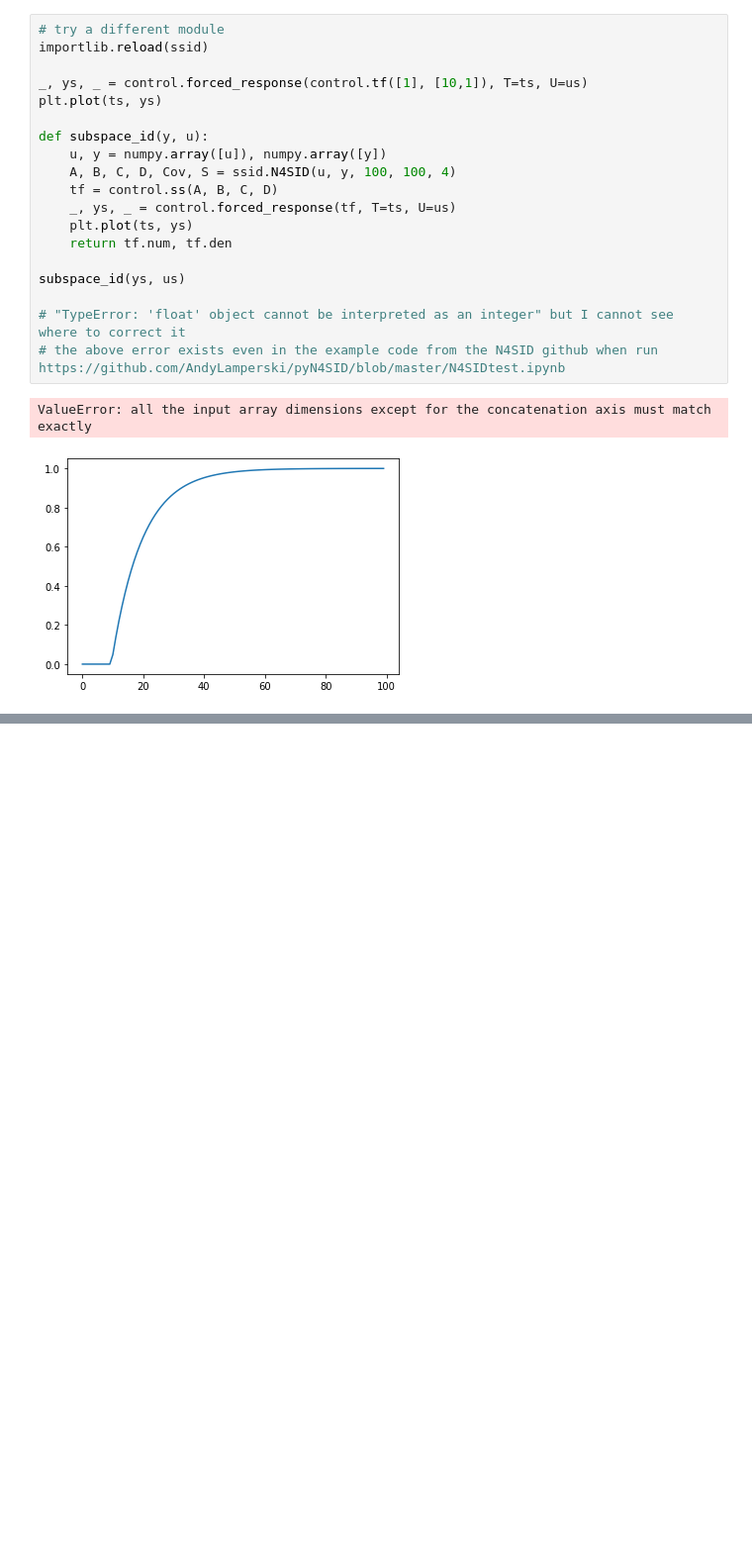
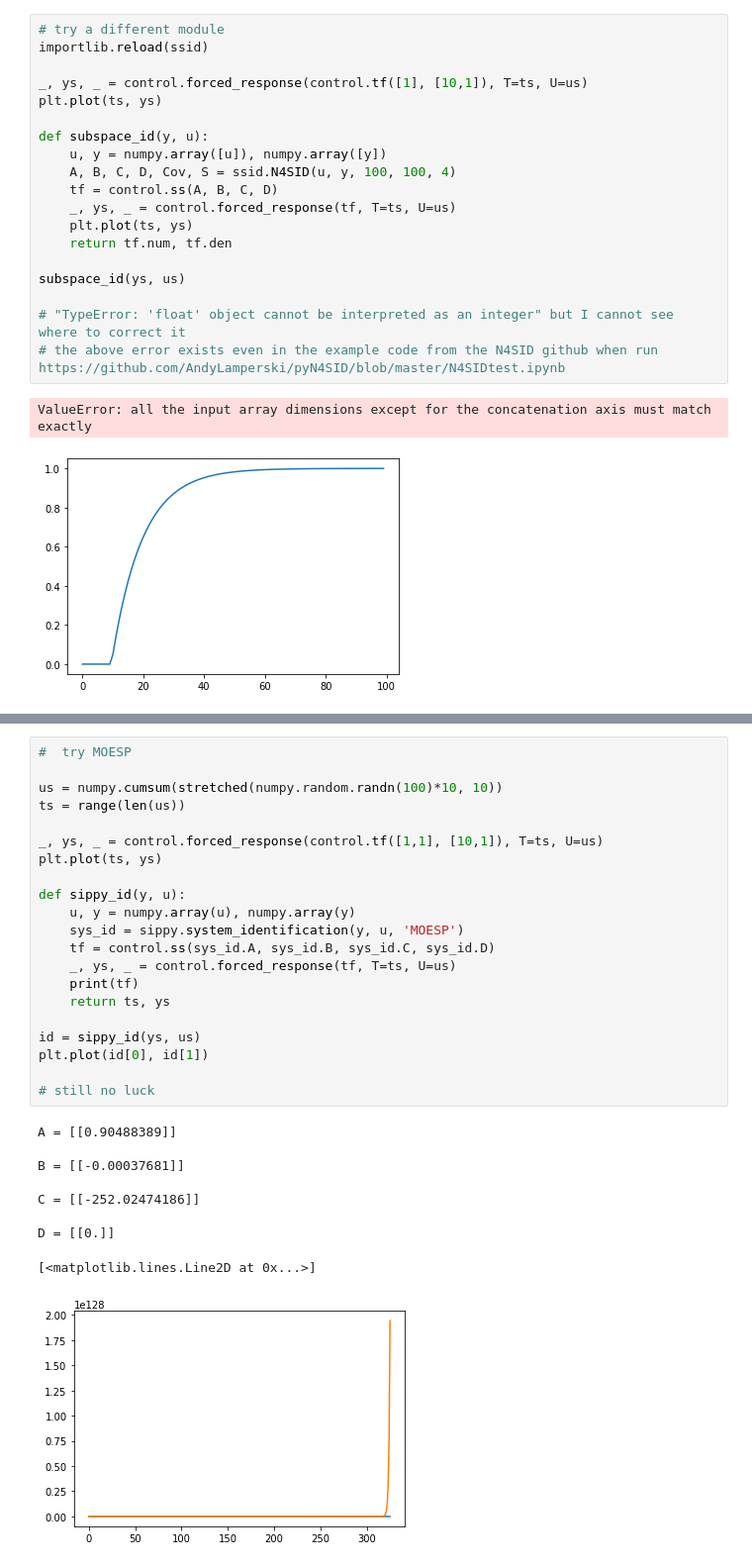
Before and after one commit to garretthnel/Model-Identification, a Jupyter notebook: Method_Tests.ipynb, the cells around one changed output, grey strips where cells are left out. Shown at 99% size. Cells and saved outputs as stored; diff of their text form; blank space fills up the shorter version.

```diff
--- a/Method_Tests.ipynb
+++ b/Method_Tests.ipynb
@@ -91,3 +105,34 @@ D = [[0.]]
+# %%
+#  try MOESP
+
+us = numpy.cumsum(stretched(numpy.random.randn(100)*10, 10))
+ts = range(len(us))
+
+_, ys, _ = control.forced_response(control.tf([1,1], [10,1]), T=ts, U=us)
+plt.plot(ts, ys)
+
+def sippy_id(y, u):
+    u, y = numpy.array(u), numpy.array(y)
+    sys_id = sippy.system_identification(y, u, 'MOESP')
+    tf = control.ss(sys_id.A, sys_id.B, sys_id.C, sys_id.D)
+    _, ys, _ = control.forced_response(tf, T=ts, U=us)
+    print(tf)
+    return ts, ys
+
+id = sippy_id(ys, us)
+plt.plot(id[0], id[1])
+
+# still no luck
+# %% [output]
+A = [[0.90488389]]
+
+B = [[-0.00037681]]
+
+C = [[-252.02474186]]
+
+D = [[0.]]
+[<matplotlib.lines.Line2D at 0x...>]
+[figure, added]
 # %%
 sipid = sippy_id(ys, us)
 syid = sysid_id(ys, us)
```
Also changed, not shown: parts of 5 cells of this notebook.
